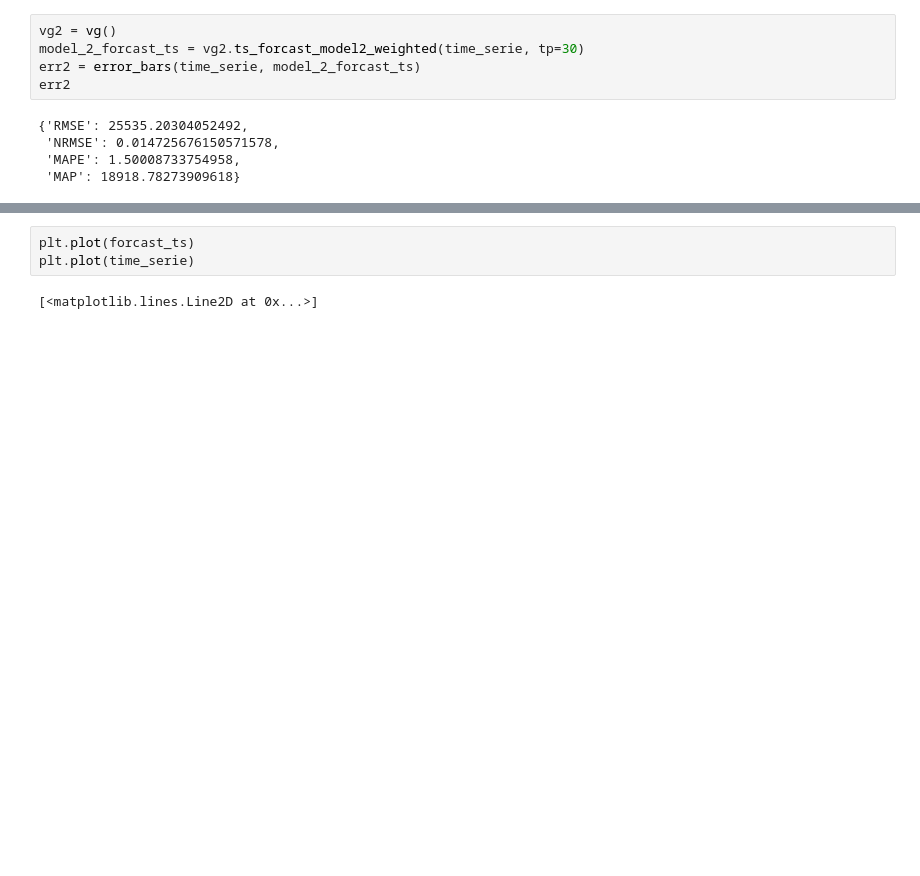
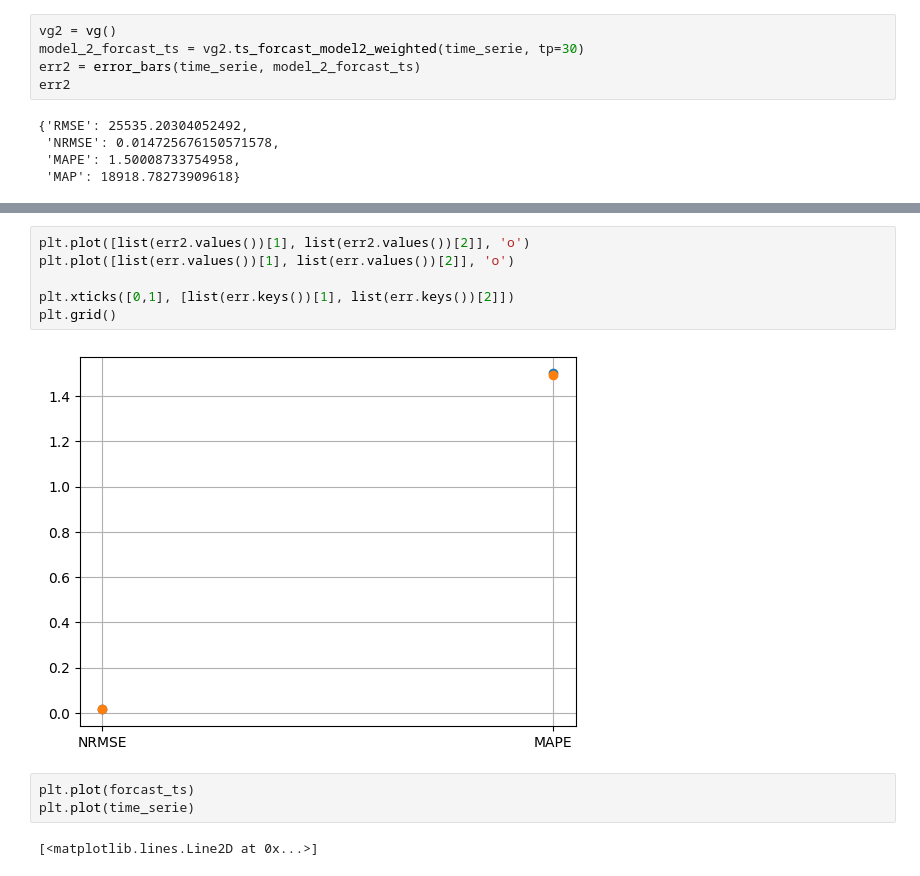
Before and after one commit to hossein4527/Time_Series_Trend_Forcasting, a Jupyter notebook: Codes/VG-Adjusted-Trend-Forcasting.ipynb, the cells around one changed output, grey strips where cells are left out. Saved outputs shown, nothing was run; the diff lists cells and outputs as text; blank space fills up the shorter version.

```diff
--- a/Codes/VG-Adjusted-Trend-Forcasting.ipynb
+++ b/Codes/VG-Adjusted-Trend-Forcasting.ipynb
@@ -203,3 +223,11 @@ err2
+# %%
+plt.plot([list(err2.values())[1], list(err2.values())[2]], 'o')
+plt.plot([list(err.values())[1], list(err.values())[2]], 'o')
+
+plt.xticks([0,1], [list(err.keys())[1], list(err.keys())[2]])
+plt.grid()
+# %% [output]
+[figure, added]
 # %%
 plt.plot(forcast_ts)
 plt.plot(time_serie)
```
Also changed, not shown: parts of 6 cells of this notebook, 35 other files.
